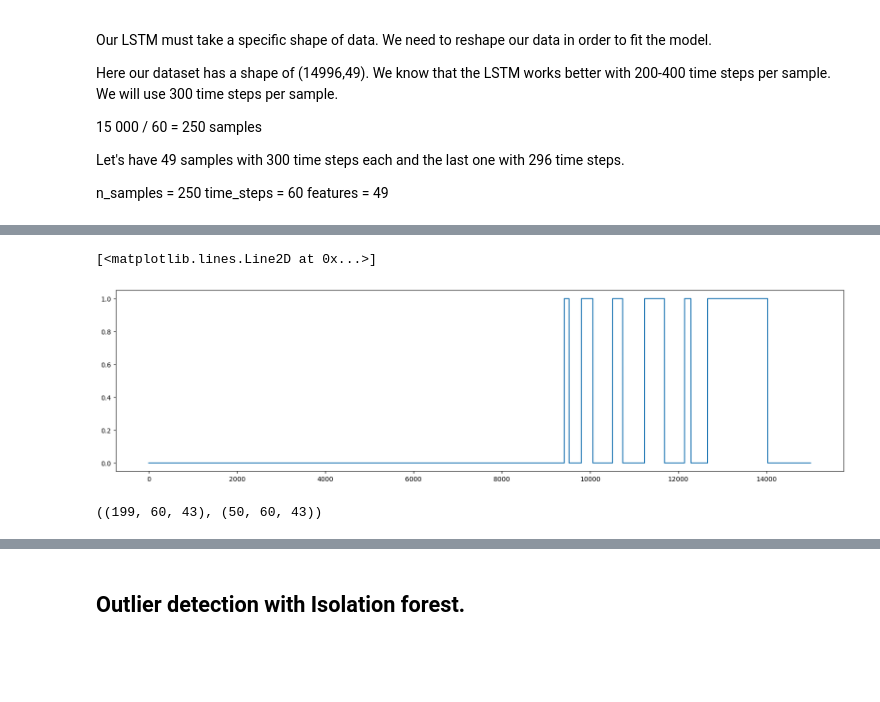
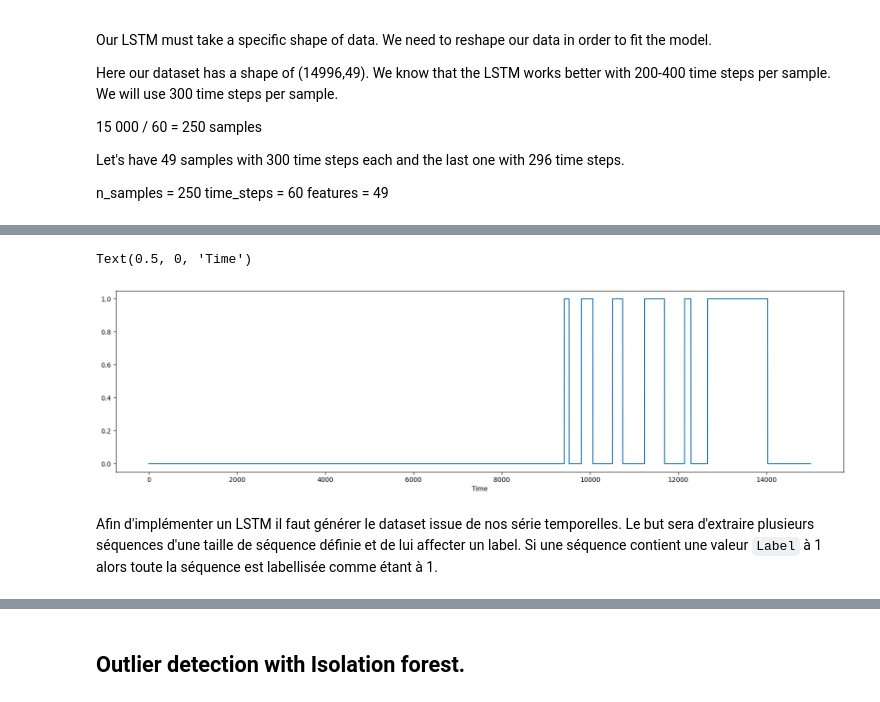
Before and after one commit to Bast-94/CYBERML-Project, a Jupyter notebook: cyber-ml.ipynb, the cells around one changed output, grey strips where cells are left out. Saved outputs shown, nothing was run; the diff lists cells and outputs as text; code cells hidden in the pictures; blank space fills up the shorter version.

```diff
--- a/cyber-ml.ipynb
+++ b/cyber-ml.ipynb
@@ -33,12 +38,13 @@ df.head()
 # %% [markdown]
 In order to work easier on our dataset we need to clean it properly.
 # %%
+# date_format = "%Y-%m-%dT%H:%M:%S.%fZ"
 full_df = df.drop([0])
 full_df = full_df.reset_index(drop=True)
 full_df = full_df.rename(columns={'GMT +0':'Date'})
 full_df['Attack'] = full_df['Attack'].fillna('benign')
 full_df['Label'] = full_df['Label'].fillna(0).astype(int)
-full_df['Date'] = pd.to_datetime(full_df['Date'])
+# full_df['Date'] = pd.to_datetime(full_df['Date'])
 full_df.to_csv('./data/SWaT.A3_dataset_Jul_19_labelled.csv')
 full_df.head()
 # %% [output]
@@ -93,5 +92,0 @@ P603 Status [1]
-# %%
-# y a t il des colonnes ou les valeurs sont toutes les memes?
-for col in full_df.columns:
-    if len(full_df[col].unique()) == 1:
-        print(col)
@@ -198,8 +167,11 @@ features_scaled = scaler.fit_transform(features)
 # %%
 # plot labels
 plt.figure(figsize=(20, 5))
 plt.plot(labels)
+plt.xlabel('Time')
 # %% [output]
-[<matplotlib.lines.Line2D at 0x...>]
+Text(0.5, 0, 'Time')
-[figure, old version]
+[figure, new version]
+# %% [markdown]
+Afin d'implémenter un LSTM il faut générer le dataset issue de nos série temporelles. Le but sera d'extraire plusieurs séquences d'une taille de séquence définie et de lui affecter un label. Si une séquence contient une valeur  `Label` à 1 alors toute la séquence est labellisée comme étant à 1.
 # %%
@@ -219,7 +191,3 @@ n_train = int(X.shape[0] * 0.8)
 X_train, X_test = X[:n_train], X[n_train:]
 
 y_train, y_test = y[:n_train], y[n_train:]
-# %%
-X_train.shape, X_test.shape
-# %% [output]
-((199, 60, 43), (50, 60, 43))
```
Also changed, not shown: parts of 17 cells of this notebook, 1 other file.
